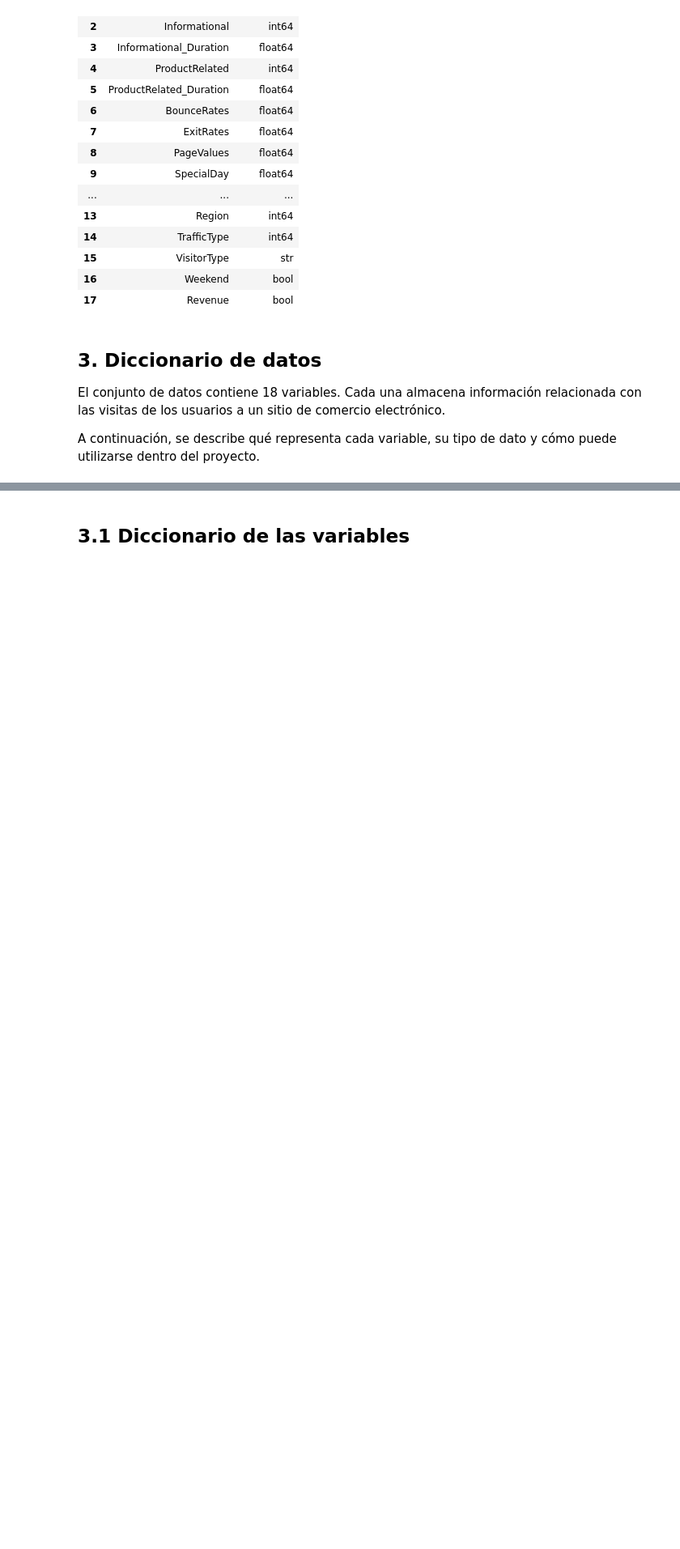
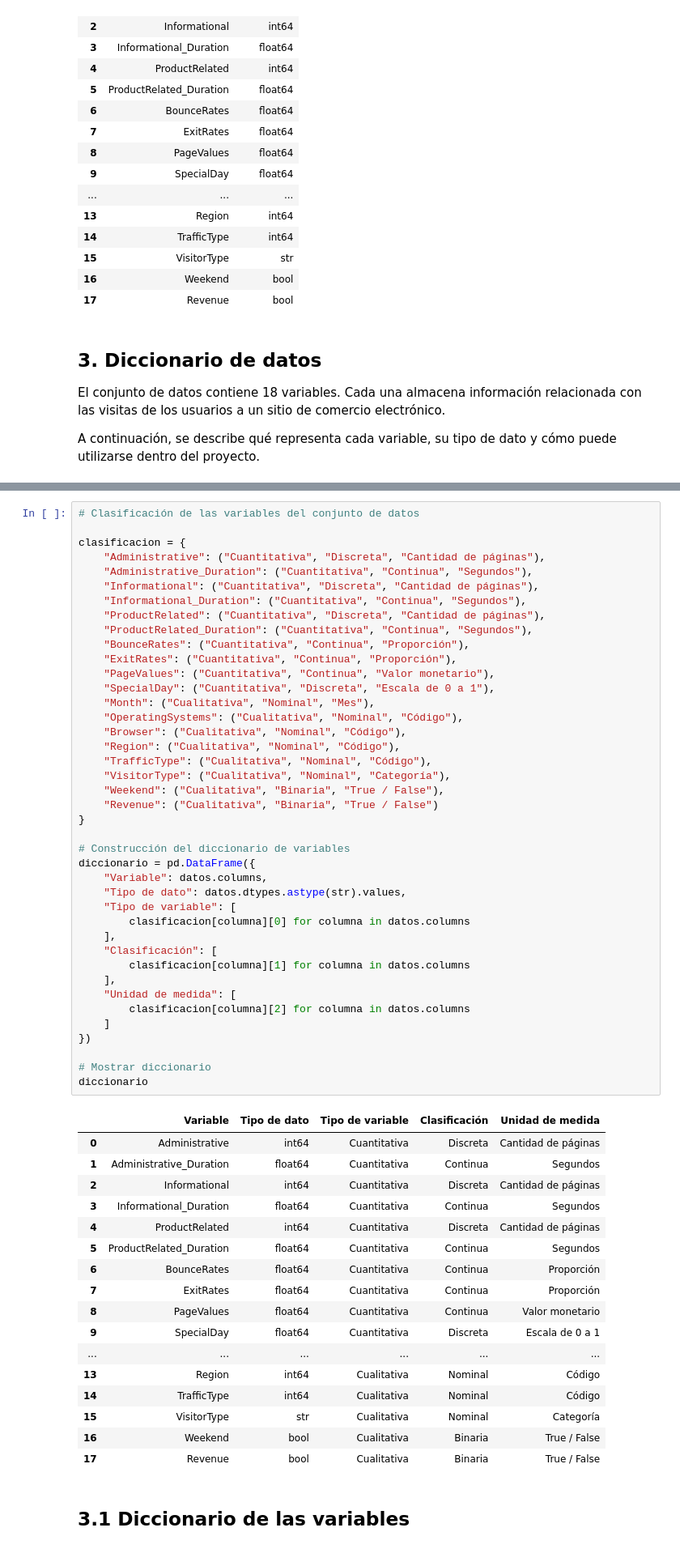
Before and after one commit to Shaggy1789/REC_ECBD_2026_Chavez_Byron, a Jupyter notebook: notebooks/ChavezMolina_Byron_U2_AE1_Exploracion.ipynb, the cells around one changed output, grey strips where cells are left out. Shown at 81% size. Cells and saved outputs as stored; diff of their text form; blank space fills up the shorter version.

```diff
--- a/notebooks/ChavezMolina_Byron_U2_AE1_Exploracion.ipynb
+++ b/notebooks/ChavezMolina_Byron_U2_AE1_Exploracion.ipynb
@@ -130,3 +150,62 @@ A continuación, se describe qué representa cada variable, su tipo de dato y c
+# %%
+# Clasificación de las variables del conjunto de datos
+
+clasificacion = {
+    "Administrative": ("Cuantitativa", "Discreta", "Cantidad de páginas"),
+    "Administrative_Duration": ("Cuantitativa", "Continua", "Segundos"),
+    "Informational": ("Cuantitativa", "Discreta", "Cantidad de páginas"),
+    "Informational_Duration": ("Cuantitativa", "Continua", "Segundos"),
+    "ProductRelated": ("Cuantitativa", "Discreta", "Cantidad de páginas"),
+    "ProductRelated_Duration": ("Cuantitativa", "Continua", "Segundos"),
+    "BounceRates": ("Cuantitativa", "Continua", "Proporción"),
+    "ExitRates": ("Cuantitativa", "Continua", "Proporción"),
+    "PageValues": ("Cuantitativa", "Continua", "Valor monetario"),
+    "SpecialDay": ("Cuantitativa", "Discreta", "Escala de 0 a 1"),
+    "Month": ("Cualitativa", "Nominal", "Mes"),
+    "OperatingSystems": ("Cualitativa", "Nominal", "Código"),
+    "Browser": ("Cualitativa", "Nominal", "Código"),
+    "Region": ("Cualitativa", "Nominal", "Código"),
+    "TrafficType": ("Cualitativa", "Nominal", "Código"),
+    "VisitorType": ("Cualitativa", "Nominal", "Categoría"),
+    "Weekend": ("Cualitativa", "Binaria", "True / False"),
+    "Revenue": ("Cualitativa", "Binaria", "True / False")
+}
+
+# Construcción del diccionario de variables
+diccionario = pd.DataFrame({
+    "Variable": datos.columns,
+    "Tipo de dato": datos.dtypes.astype(str).values,
+    "Tipo de variable": [
+        clasificacion[columna][0] for columna in datos.columns
+    ],
+    "Clasificación": [
+        clasificacion[columna][1] for columna in datos.columns
+    ],
+    "Unidad de medida": [
+        clasificacion[columna][2] for columna in datos.columns
+    ]
+})
+
+# Mostrar diccionario
+diccionario
+# %% [output]
+|  | Variable | Tipo de dato | Tipo de variable | Clasificación | Unidad de medida |
+| 0 | Administrative | int64 | Cuantitativa | Discreta | Cantidad de páginas |
+| 1 | Administrative_Duration | float64 | Cuantitativa | Continua | Segundos |
+| 2 | Informational | int64 | Cuantitativa | Discreta | Cantidad de páginas |
+| 3 | Informational_Duration | float64 | Cuantitativa | Continua | Segundos |
+| 4 | ProductRelated | int64 | Cuantitativa | Discreta | Cantidad de páginas |
+| 5 | ProductRelated_Duration | float64 | Cuantitativa | Continua | Segundos |
+| 6 | BounceRates | float64 | Cuantitativa | Continua | Proporción |
+| 7 | ExitRates | float64 | Cuantitativa | Continua | Proporción |
+| 8 | PageValues | float64 | Cuantitativa | Continua | Valor monetario |
+| 9 | SpecialDay | float64 | Cuantitativa | Discreta | Escala de 0 a 1 |
+| ... | ... | ... | ... | ... | ... |
+| 13 | Region | int64 | Cualitativa | Nominal | Código |
+| 14 | TrafficType | int64 | Cualitativa | Nominal | Código |
+| 15 | VisitorType | str | Cualitativa | Nominal | Categoría |
+| 16 | Weekend | bool | Cualitativa | Binaria | True / False |
+| 17 | Revenue | bool | Cualitativa | Binaria | True / False |
 # %% [markdown]
 ## 3.1 Diccionario de las variables
 # %% [markdown]
```
Also changed, not shown: parts of 1 cell of this notebook, 1 other file.
